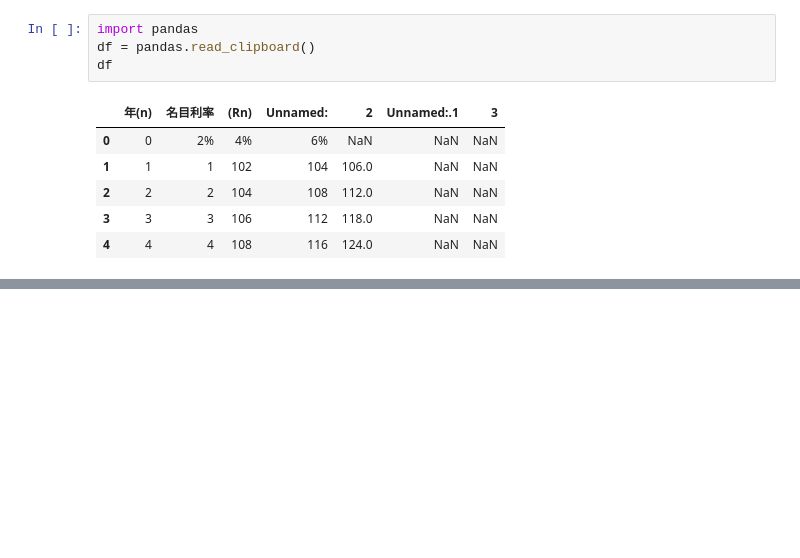
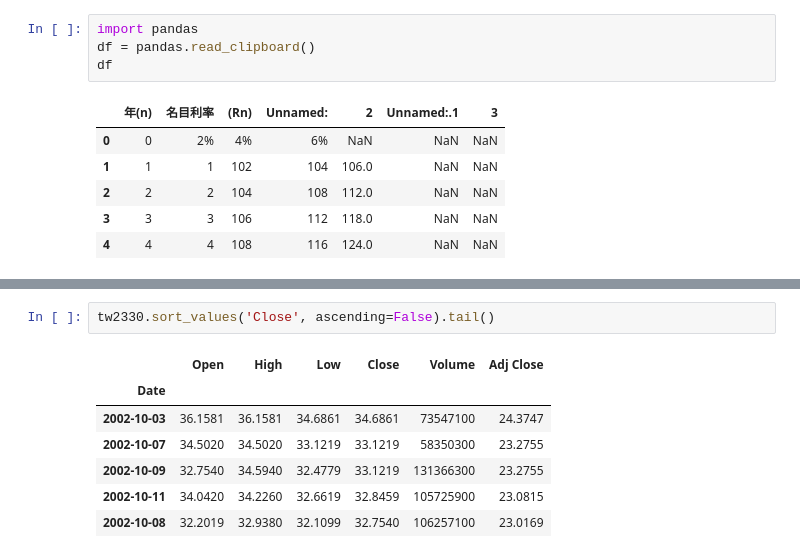
Before and after one commit to ywchiu/pyfintech2, a Jupyter notebook: 20160923Demo.ipynb, the cells around one changed output, grey strips where cells are left out. Drawn from its saved outputs; the diff is of its cells as text; blank space fills up the shorter version.

```diff
--- a/20160923Demo.ipynb
+++ b/20160923Demo.ipynb
@@ -92,0 +121,10 @@ df
+# %%
+tw2330.sort_values('Close', ascending=False).tail()
+# %% [output]
+|  | Open | High | Low | Close | Volume | Adj Close |
+| Date |  |  |  |  |  |  |
+| 2002-10-03 | 36.1581 | 36.1581 | 34.6861 | 34.6861 | 73547100 | 24.3747 |
+| 2002-10-07 | 34.5020 | 34.5020 | 33.1219 | 33.1219 | 58350300 | 23.2755 |
+| 2002-10-09 | 32.7540 | 34.5940 | 32.4779 | 33.1219 | 131366300 | 23.2755 |
+| 2002-10-11 | 34.0420 | 34.2260 | 32.6619 | 32.8459 | 105725900 | 23.0815 |
+| 2002-10-08 | 32.2019 | 32.9380 | 32.1099 | 32.7540 | 106257100 | 23.0169 |
```
Also changed, not shown: parts of 5 cells of this notebook.
